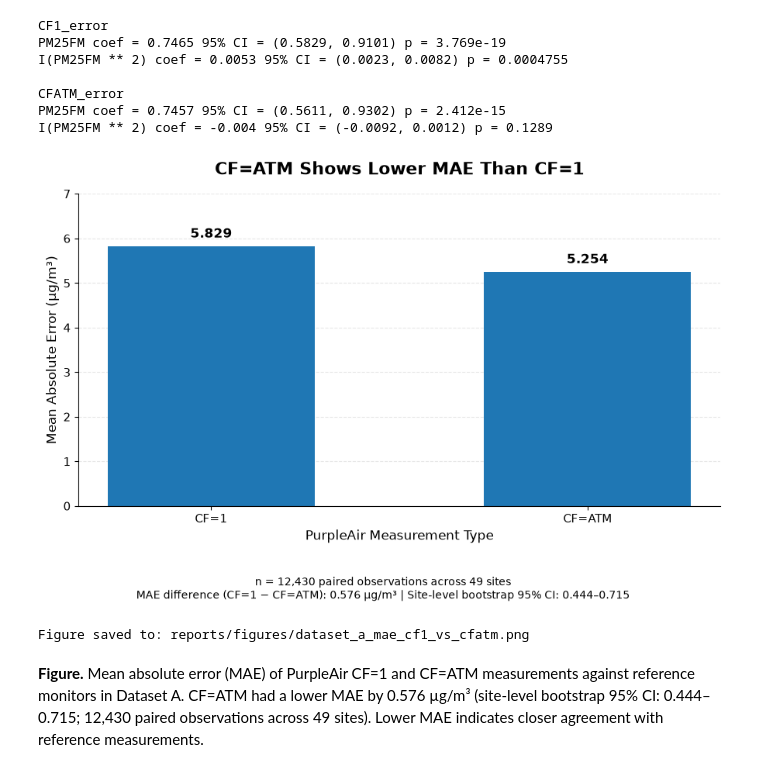
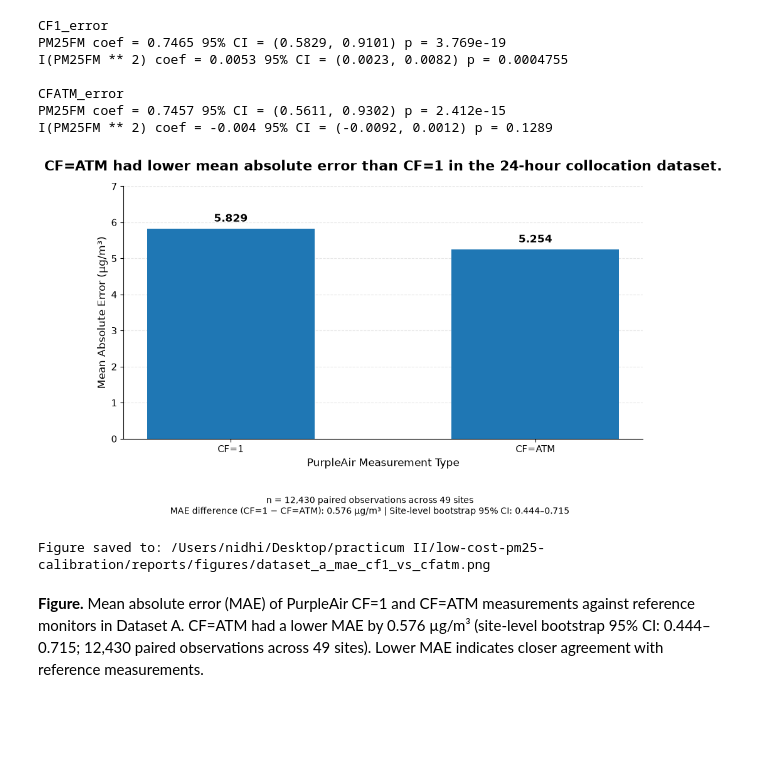
Before and after one commit to rawalnidhi/low-cost-pm25-calibration, a Jupyter notebook: notebooks/03_exploratory_data_analysis.ipynb, the cells around one changed output. Saved outputs shown, nothing was run; the diff lists cells and outputs as text; code cells hidden in the pictures; blank space fills up the shorter version.

Commit message:
Complete calibration and hourly evaluation

```diff
--- a/notebooks/03_exploratory_data_analysis.ipynb
+++ b/notebooks/03_exploratory_data_analysis.ipynb
@@ -2303,7 +2303,7 @@ bars = ax.bar(
 
 # Title and labels
 ax.set_title(
-    "CF=ATM Shows Lower MAE Than CF=1",
+    "CF=ATM had lower mean absolute error than CF=1 in the 24-hour collocation dataset.",
     fontsize=16,
     fontweight="bold",
     pad=18
@@ -2332,35 +2332,35 @@ fig.text(
     0.5,
     0.035,
     "n = 12,430 paired observations across 49 sites"
     "\nMAE difference (CF=1 − CF=ATM): 0.576 µg/m³"
     " | Site-level bootstrap 95% CI: 0.444–0.715",
     ha="center",
     fontsize=10
 )
 
 # Clean presentation
 ax.spines["top"].set_visible(False)
 ax.spines["right"].set_visible(False)
 ax.grid(axis="y", linestyle="--", alpha=0.3)
 ax.set_axisbelow(True)
 
 plt.tight_layout(rect=[0, 0.13, 1, 1])
 
 # Save high-resolution figure
 figure_path = FIGURES_DIR / "dataset_a_mae_cf1_vs_cfatm.png"
 
 fig.savefig(
     figure_path,
     dpi=300,
     bbox_inches="tight"
 )
 
 plt.show()
 
 print("Figure saved to:", figure_path.resolve())
 # %% [output]
-[figure, old version]
+[figure, new version]
-Figure saved to: reports/figures/dataset_a_mae_cf1_vs_cfatm.png
+Figure saved to: /Users/nidhi/Desktop/practicum II/low-cost-pm25-calibration/reports/figures/dataset_a_mae_cf1_vs_cfatm.png
 # %% [markdown]
 **Figure.** Mean absolute error (MAE) of PurpleAir CF=1 and CF=ATM measurements against reference monitors in Dataset A. CF=ATM had a lower MAE by 0.576 µg/m³ (site-level bootstrap 95% CI: 0.444–0.715; 12,430 paired observations across 49 sites). Lower MAE indicates closer agreement with reference measurements.
 # %% [markdown]
```
Also changed, not shown: parts of 10 cells of this notebook, 18 other files.
